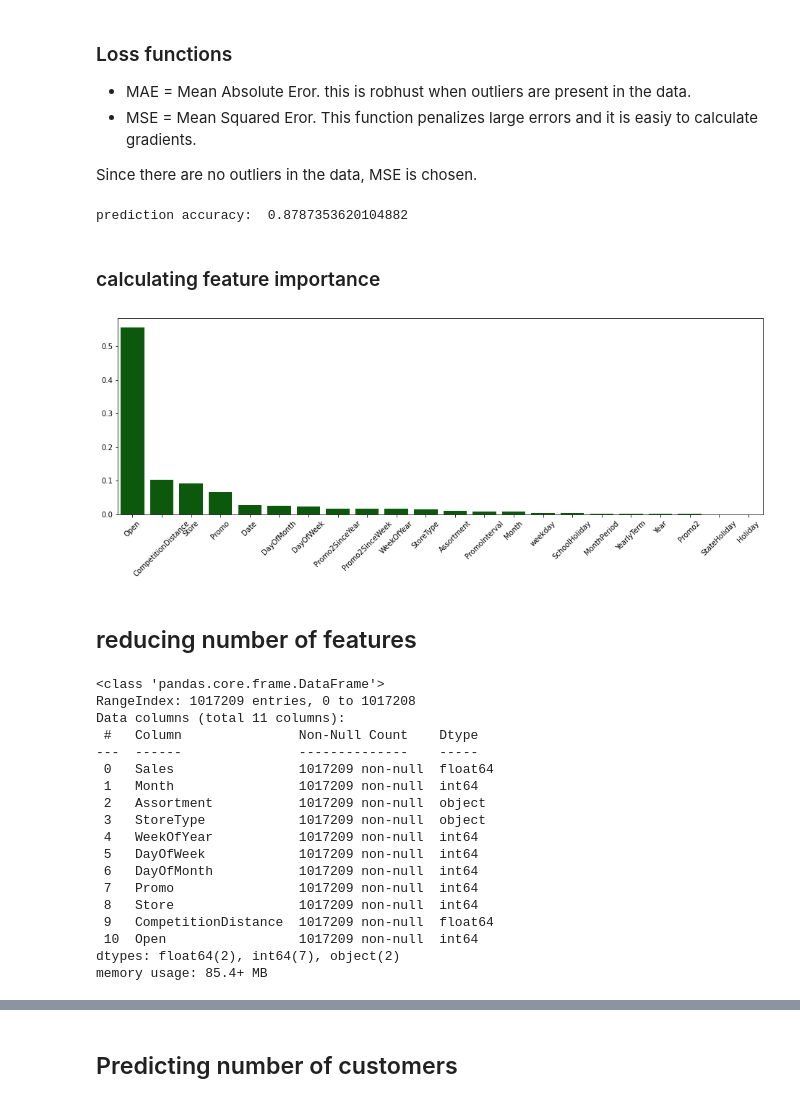
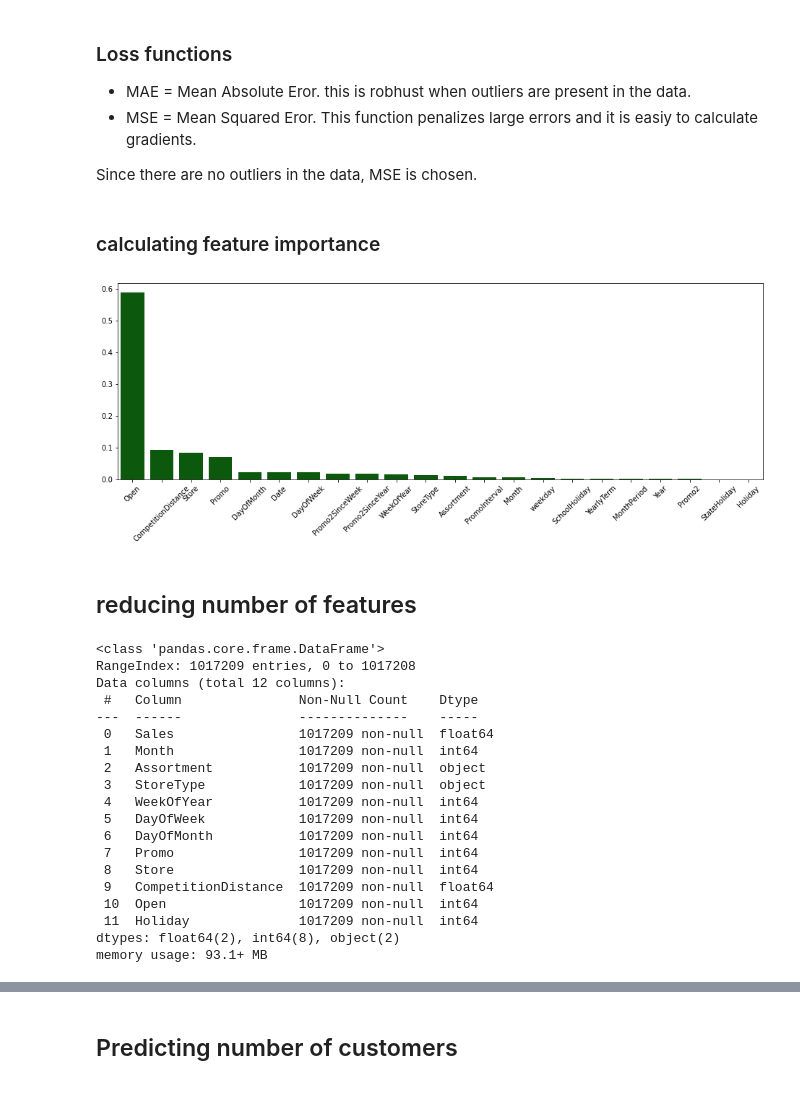
Before and after one commit to benbel376/time-series-data-sales-prediction, a Jupyter notebook: notebooks/machine_learning_modeling.ipynb, the cells around one changed output, grey strips where cells are left out. Cells and saved outputs as stored; diff of their text form; code cells hidden in the pictures.

```diff
--- a/notebooks/machine_learning_modeling.ipynb
+++ b/notebooks/machine_learning_modeling.ipynb
@@ -101,3 +97,22 @@ catagories successfully labeled
 Data successfully scaled
 target and features separated
 data successfully splitted
+# %%
+# Enable autolog()
+mlflow.set_experiment("Random forest modeling experiment")
+mlflow.sklearn.autolog()
+# %%
+
+# With autolog() enabled, all model parameters, a model score, and the fitted model are automatically logged.
+with mlflow.start_run():
+
+  # Set the model parameters.
+  n_estimators = 100
+  max_depth = 1
+
+  # Create and train model.
+  rf = RandomForestRegressor(n_estimators = n_estimators, max_depth = max_depth)
+  rf.fit(sets[0], sets[1])
+
+  # Use the model to make predictions on the test dataset.
+  predictions = rf.predict(sets[2])
@@ -104,8 +125,14 @@ data successfully splitted
 # %%
 # fitting data using Random Forest Regressor
+with mlflow.start_run():
+    model = RandomForestRegressor(random_state=0)
+    param_vals = {'max_depth': [5, 10, 15, 20], 'n_estimators': [40, 60, 80]}
 
-model = RandomForestRegressor(n_estimators = 100, random_state = 0)
+    random_rf = GridSearchCV(estimator=model, param_grid=param_vals,
+    cv = 6, refit=True, n_jobs=-1, return_train_score=True)
 
-# fit the regressor with x and y data
-model.fit(sets[0], sets[1])
+    # fit the regressor with x and y data
+    random_rf.fit(sets[0], sets[1])
+    random_rf.best_estimator_.score(sets[2], sets[3])
+    mean_squared_error(predictions, sets[3])
 # %% [output]
@@ -117,41 +175,34 @@ RandomForestRegressor(random_state=0)
 - MSE = Mean Squared Eror. This function penalizes large errors and it is easiy to calculate gradients.
 
 Since there are no outliers in the data, MSE is chosen.
-# %%
-# checking accuracy
-
-accuracy = model.score(sets[2], sets[3])
-print("prediction accuracy: ", accuracy)
-# %% [output]
-prediction accuracy:  0.8787353620104882
 # %% [markdown]
 ### calculating feature importance
 # %%
 #features, target= DT.target_feature(train_cl, 0)
 
-imp_dict = DV.get_importance(model, train_cl)
+imp_dict = DV.get_importance(random_rf.best_estimator_, train_cl)
 features = list(imp_dict.keys())
 importance = list(imp_dict.values())
 plt.figure(figsize=(16,5))
 pal = sns.color_palette("flare", as_cmap=True)
 ax = sns.barplot(features, importance, color="darkgreen")
 ax.invert_xaxis()
 locs, labels = plt.xticks()
 plt.setp(labels, rotation=45)
 plt.show()
 # %% [output]
-[figure, old version]
+[figure, new version]
 # %% [markdown]
 ## reducing number of features
 # %%
 ## Removing irrelevant features and cusomer
-include_list = ["Sales", 'Month','Assortment', 'StoreType','WeekOfYear', 'DayOfWeek', 'DayOfMonth', 'Promo', 'Store', 'CompetitionDistance', 'Open']
+include_list = ["Sales", 'Month','Assortment', 'StoreType','WeekOfYear', 'DayOfWeek', 'DayOfMonth', 'Promo', 'Store', 'CompetitionDistance', 'Open', 'Holiday']
 train_2 = train_cl[include_list]
 train_2.info()
 # %% [output]
 <class 'pandas.core.frame.DataFrame'>
 RangeIndex: 1017209 entries, 0 to 1017208
-Data columns (total 11 columns):
+Data columns (total 12 columns):
  #   Column               Non-Null Count    Dtype
 ---  ------               --------------    -----
  0   Sales                1017209 non-null  float64
@@ -165,5 +216,6 @@ Data columns (total 11 columns):
  8   Store                1017209 non-null  int64
  9   CompetitionDistance  1017209 non-null  float64
  10  Open                 1017209 non-null  int64
-dtypes: float64(2), int64(7), object(2)
-memory usage: 85.4+ MB
+ 11  Holiday              1017209 non-null  int64
+dtypes: float64(2), int64(8), object(2)
+memory usage: 93.1+ MB
```
Also changed, not shown: parts of 15 cells of this notebook, 16 other files.
